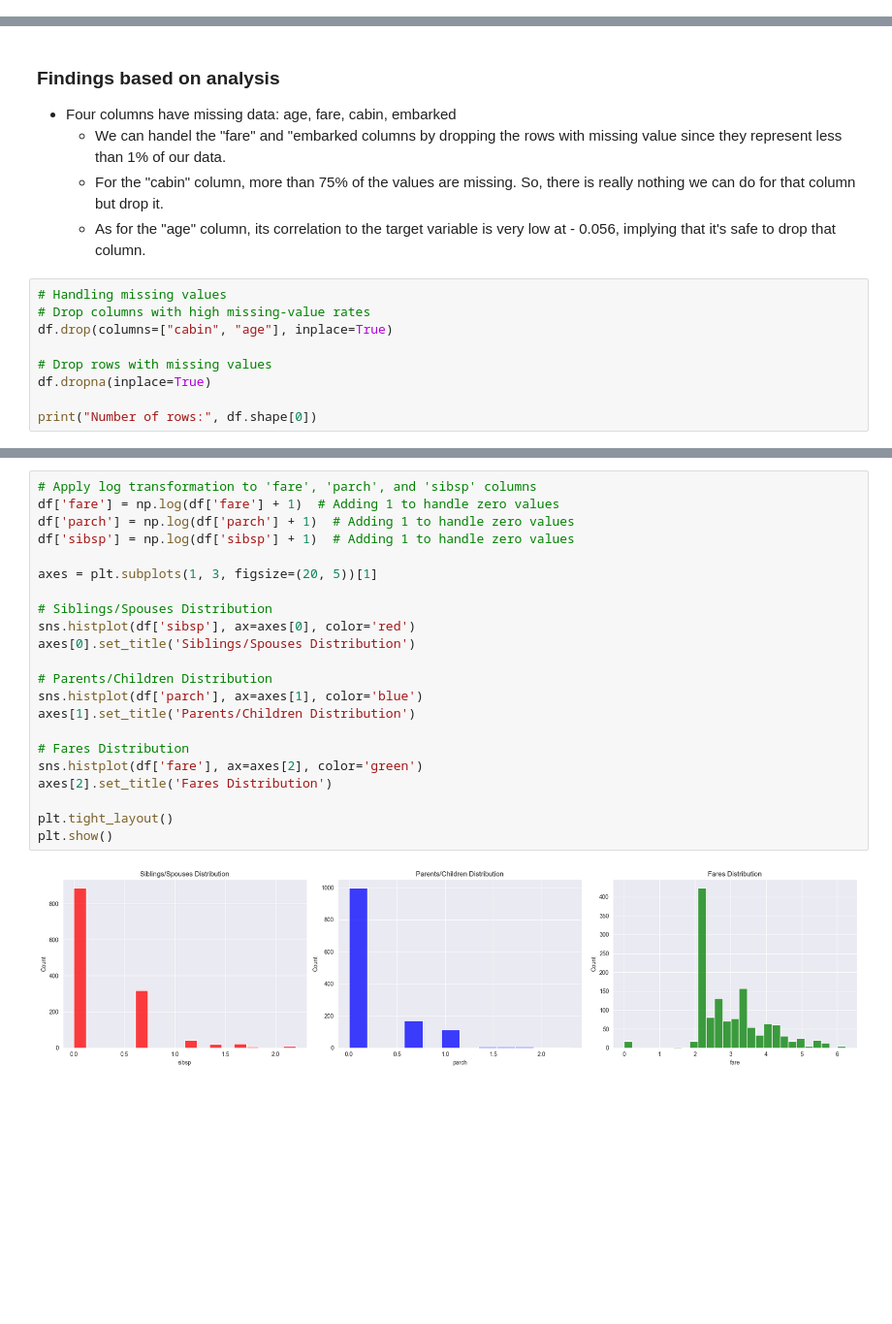
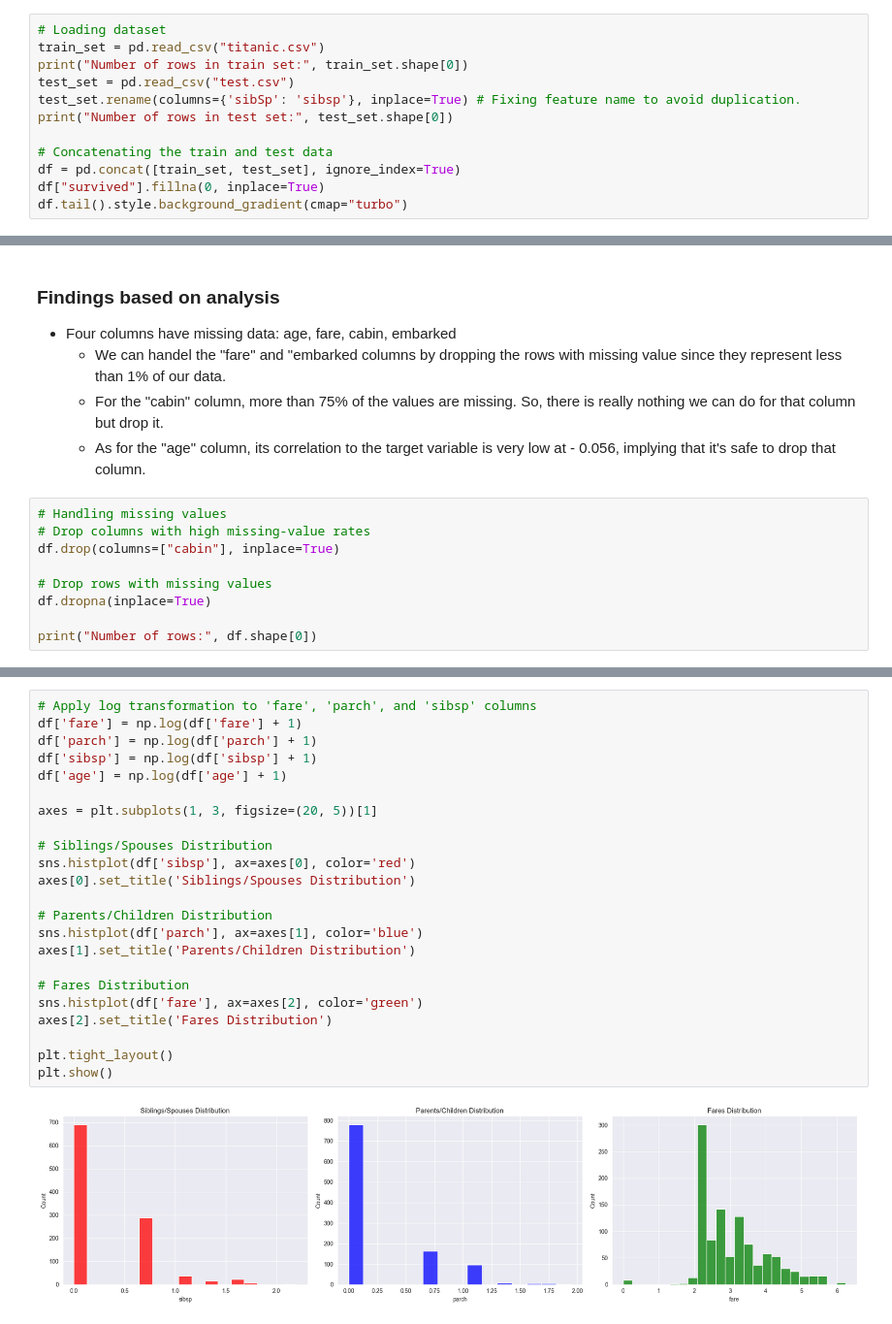
Before and after one commit to faresmohamed260/School-Work, a Jupyter notebook: Machine Learning/Final Project/Passengers survival status.ipynb, the cells around one changed output, grey strips where cells are left out. Shown: that part at 97% size. Saved outputs shown, nothing was run; the diff lists cells and outputs as text; blank space fills up the shorter version.

```diff
--- a/Machine Learning/Final Project/Passengers survival status.ipynb
+++ b/Machine Learning/Final Project/Passengers survival status.ipynb
@@ -30,0 +22,12 @@ Number of rows: 1309
+# %%
+# Loading dataset
+train_set = pd.read_csv("titanic.csv")
+print("Number of rows in train set:", train_set.shape[0])
+test_set = pd.read_csv("test.csv")
+test_set.rename(columns={'sibSp': 'sibsp'}, inplace=True) # Fixing feature name to avoid duplication.
+print("Number of rows in test set:", test_set.shape[0])
+
+# Concatenating the train and test data
+df = pd.concat([train_set, test_set], ignore_index=True)
+df["survived"].fillna(0, inplace=True)
+df.tail().style.background_gradient(cmap="turbo")
@@ -69,7 +87,7 @@ Correlation between passenger age and their survival status: -0.056
 # %%
 # Handling missing values
 # Drop columns with high missing-value rates
-df.drop(columns=["cabin", "age"], inplace=True)
+df.drop(columns=["cabin"], inplace=True)
 
 # Drop rows with missing values
 df.dropna(inplace=True)
@@ -130,27 +148,28 @@ df.head().style.background_gradient(cmap="turbo")
 # %%
 # Apply log transformation to 'fare', 'parch', and 'sibsp' columns
-df['fare'] = np.log(df['fare'] + 1)  # Adding 1 to handle zero values
-df['parch'] = np.log(df['parch'] + 1)  # Adding 1 to handle zero values
-df['sibsp'] = np.log(df['sibsp'] + 1)  # Adding 1 to handle zero values
+df['fare'] = np.log(df['fare'] + 1)
+df['parch'] = np.log(df['parch'] + 1)
+df['sibsp'] = np.log(df['sibsp'] + 1)
+df['age'] = np.log(df['age'] + 1)
 
 axes = plt.subplots(1, 3, figsize=(20, 5))[1]
 
 # Siblings/Spouses Distribution
 sns.histplot(df['sibsp'], ax=axes[0], color='red')
 axes[0].set_title('Siblings/Spouses Distribution')
 
 # Parents/Children Distribution
 sns.histplot(df['parch'], ax=axes[1], color='blue')
 axes[1].set_title('Parents/Children Distribution')
 
 # Fares Distribution
 sns.histplot(df['fare'], ax=axes[2], color='green')
 axes[2].set_title('Fares Distribution')
 
 plt.tight_layout()
 plt.show()
 # %% [output]
-[figure, old version]
+[figure, new version]
 # %%
 # Scaling features
 scaler = MinMaxScaler()
```
Also changed, not shown: parts of 18 cells of this notebook.
